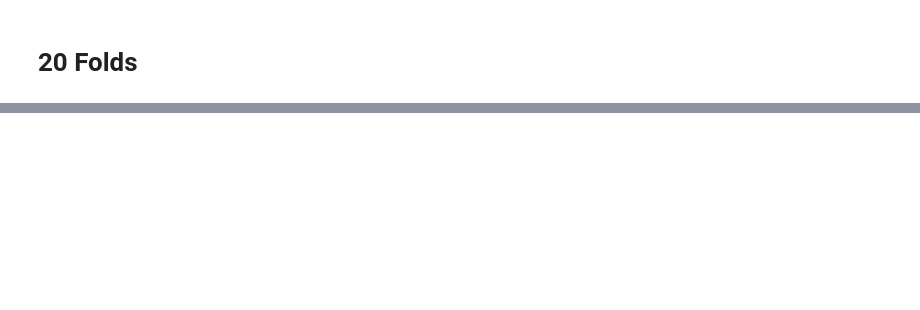
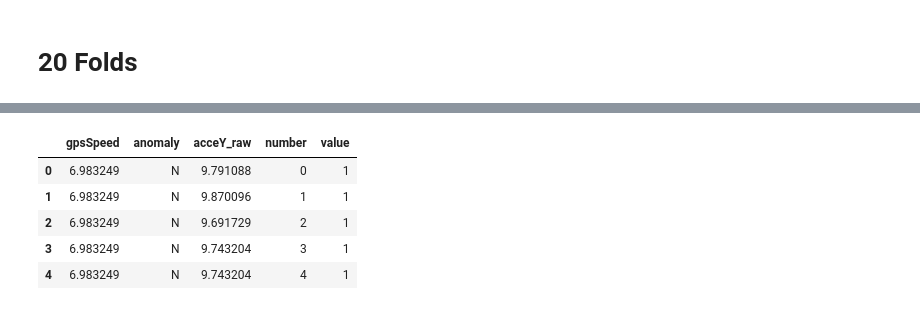
Before and after one commit to codemogroup/ML_Project, a Jupyter notebook: AnomalyDetector.ipynb, the cells around one changed output, grey strips where cells are left out. Saved outputs shown, nothing was run; the diff lists cells and outputs as text; code cells hidden in the pictures; blank space fills up the shorter version.

```diff
--- a/AnomalyDetector.ipynb
+++ b/AnomalyDetector.ipynb
@@ -420,0 +504,3 @@ Mean of cross validation scores:
+# %%
+y_test1['anomaly'] = y_test1
+y_test1.head()
@@ -420,0 +545,10 @@ Mean of cross validation scores:
+# %%
+result1 = pd.concat([x_test1, y_test1,acceY_raw_test1,number,], axis=1)
+result1.head()
+# %% [output]
+|  | gpsSpeed | anomaly | acceY_raw | number | value |
+| 0 | 6.983249 | N | 9.791088 | 0 | 1 |
+| 1 | 6.983249 | N | 9.870096 | 1 | 1 |
+| 2 | 6.983249 | N | 9.691729 | 2 | 1 |
+| 3 | 6.983249 | N | 9.743204 | 3 | 1 |
+| 4 | 6.983249 | N | 9.743204 | 4 | 1 |
```
Also changed, not shown: parts of 31 cells of this notebook, 3 other files.
